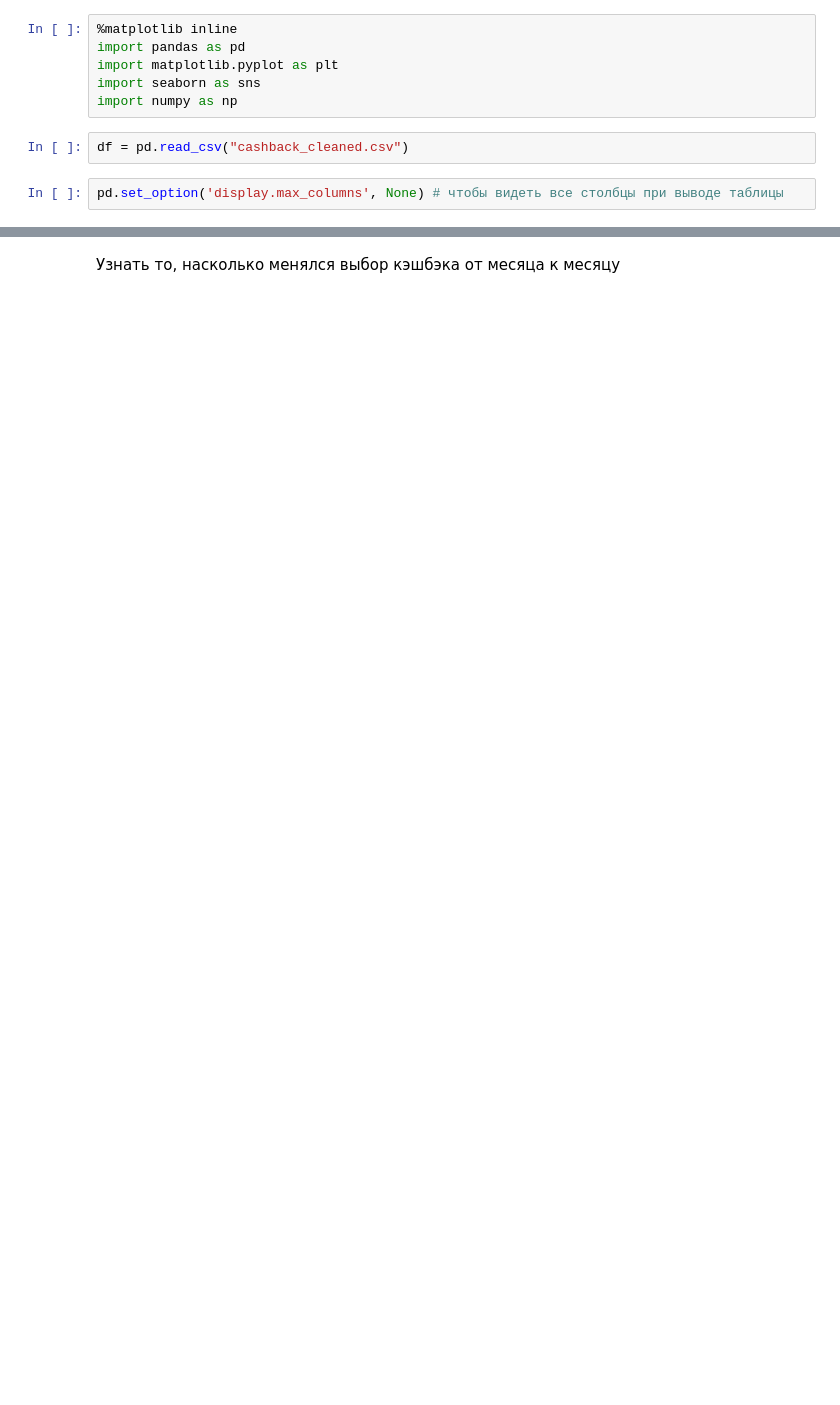
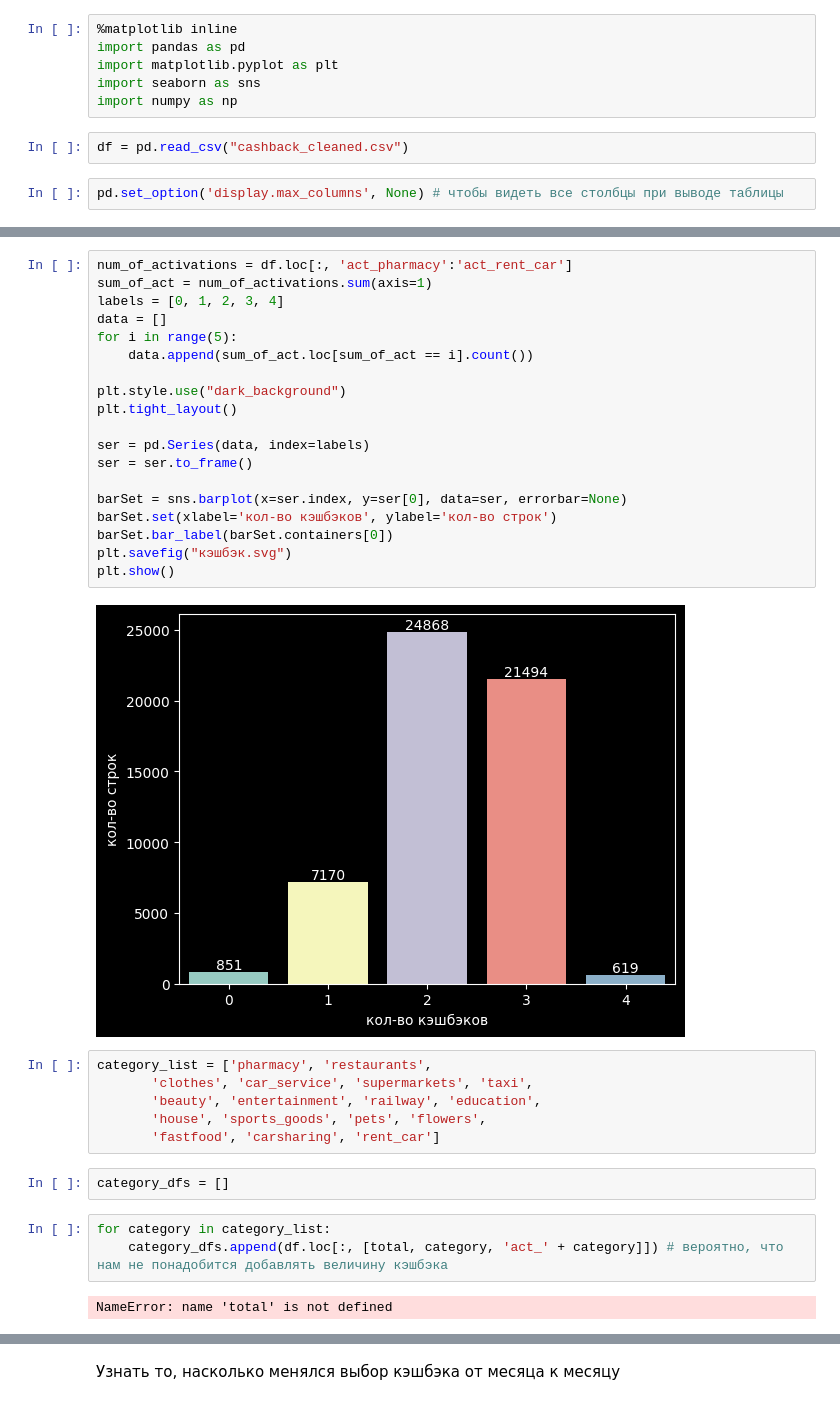
Before and after one commit to Cheshuyka/DANO, a Jupyter notebook: preprocessing.ipynb, the cells around one changed output, grey strips where cells are left out. Drawn from its saved outputs; the diff is of its cells as text; blank space fills up the shorter version.

```diff
--- a/preprocessing.ipynb
+++ b/preprocessing.ipynb
@@ -38,0 +46,34 @@ df
+# %%
+num_of_activations = df.loc[:, 'act_pharmacy':'act_rent_car']
+sum_of_act = num_of_activations.sum(axis=1)
+labels = [0, 1, 2, 3, 4]
+data = []
+for i in range(5):
+    data.append(sum_of_act.loc[sum_of_act == i].count())
+
+plt.style.use("dark_background")
+plt.tight_layout()
+
+ser = pd.Series(data, index=labels)
+ser = ser.to_frame()
+
+barSet = sns.barplot(x=ser.index, y=ser[0], data=ser, errorbar=None)
+barSet.set(xlabel='кол-во кэшбэков', ylabel='кол-во строк')
+barSet.bar_label(barSet.containers[0])
+plt.savefig("кэшбэк.svg")
+plt.show()
+# %% [output]
+[figure, added]
+# %%
+category_list = ['pharmacy', 'restaurants',
+       'clothes', 'car_service', 'supermarkets', 'taxi',
+       'beauty', 'entertainment', 'railway', 'education',
+       'house', 'sports_goods', 'pets', 'flowers',
+       'fastfood', 'carsharing', 'rent_car']
+# %%
+category_dfs = []
+# %%
+for category in category_list:
+    category_dfs.append(df.loc[:, [total, category, 'act_' + category]]) # вероятно, что нам не понадобится добавлять величину кэшбэка
+# %% [output]
+NameError: name 'total' is not defined
```
Also changed, not shown: parts of 33 cells of this notebook, 5 other files.
